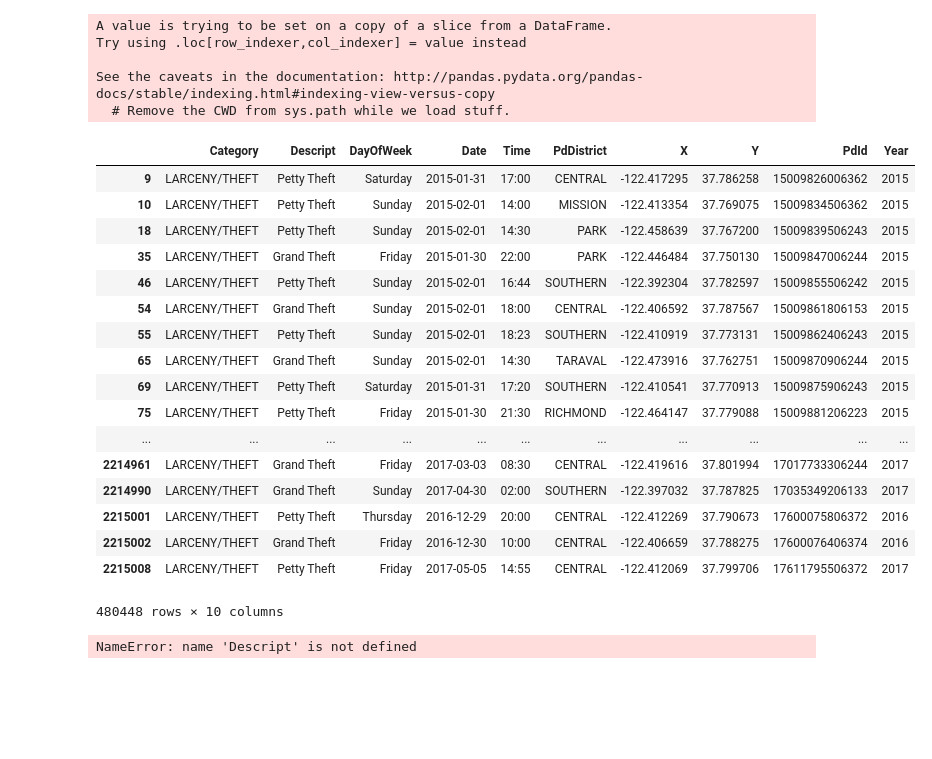
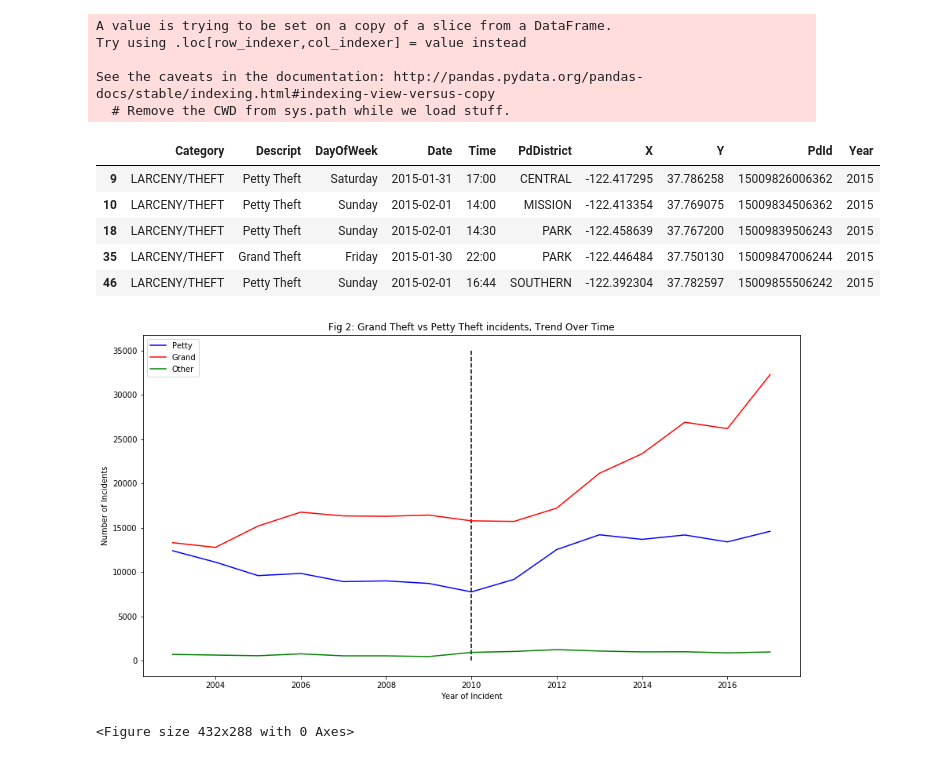
Before and after one commit to aartimathur/ucbproject1, a Jupyter notebook: latest 3-28.ipynb, the cells around one changed output. Saved outputs shown, nothing was run; the diff lists cells and outputs as text; code cells hidden in the pictures; blank space fills up the shorter version.

```diff
--- a/latest 3-28.ipynb
+++ b/latest 3-28.ipynb
@@ -69,6 +69,9 @@ See the caveats in the documentation: http://pandas.pydata.org/pandas-docs/stabl
 | 2 | ASSAULT | AGGRAVATED ASSAULT WITH BODILY FORCE | Sunday | 2015-02-01 | 15:45 | TENDERLOIN | -122.414406 | 37.784191 | 15009821004014 | 2015 |
 | 3 | SECONDARY CODES | DOMESTIC VIOLENCE | Sunday | 2015-02-01 | 15:45 | TENDERLOIN | -122.414406 | 37.784191 | 15009821015200 | 2015 |
 | 4 | VANDALISM | MALICIOUS MISCHIEF, VANDALISM OF ... | Tuesday | 2015-01-27 | 19:00 | NORTHERN | -122.431119 | 37.800469 | 15009822628160 | 2015 |
+# %%
+#drop 2018 records
+df = df[df.Year!=2018]
 # %%
 #Filter the dataframe for Larceny/Theft incidents only
 df_ld = df.loc[df["Category"] == "LARCENY/THEFT"]
@@ -218,29 +221,37 @@ See the caveats in the documentation: http://pandas.pydata.org/pandas-docs/stabl
   # Remove the CWD from sys.path while we load stuff.
 # %%
 #Updated dataframe with new values for 'Descript' columns
-df_ld
+df_ld.head()
 # %% [output]
 |  | Category | Descript | DayOfWeek | Date | Time | PdDistrict | X | Y | PdId | Year |
 | 9 | LARCENY/THEFT | Petty Theft | Saturday | 2015-01-31 | 17:00 | CENTRAL | -122.417295 | 37.786258 | 15009826006362 | 2015 |
 | 10 | LARCENY/THEFT | Petty Theft | Sunday | 2015-02-01 | 14:00 | MISSION | -122.413354 | 37.769075 | 15009834506362 | 2015 |
 | 18 | LARCENY/THEFT | Petty Theft | Sunday | 2015-02-01 | 14:30 | PARK | -122.458639 | 37.767200 | 15009839506243 | 2015 |
 | 35 | LARCENY/THEFT | Grand Theft | Friday | 2015-01-30 | 22:00 | PARK | -122.446484 | 37.750130 | 15009847006244 | 2015 |
 | 46 | LARCENY/THEFT | Petty Theft | Sunday | 2015-02-01 | 16:44 | SOUTHERN | -122.392304 | 37.782597 | 15009855506242 | 2015 |
-| 54 | LARCENY/THEFT | Grand Theft | Sunday | 2015-02-01 | 18:00 | CENTRAL | -122.406592 | 37.787567 | 15009861806153 | 2015 |
-| 55 | LARCENY/THEFT | Petty Theft | Sunday | 2015-02-01 | 18:23 | SOUTHERN | -122.410919 | 37.773131 | 15009862406243 | 2015 |
-| 65 | LARCENY/THEFT | Grand Theft | Sunday | 2015-02-01 | 14:30 | TARAVAL | -122.473916 | 37.762751 | 15009870906244 | 2015 |
-| 69 | LARCENY/THEFT | Petty Theft | Saturday | 2015-01-31 | 17:20 | SOUTHERN | -122.410541 | 37.770913 | 15009875906243 | 2015 |
-| 75 | LARCENY/THEFT | Petty Theft | Friday | 2015-01-30 | 21:30 | RICHMOND | -122.464147 | 37.779088 | 15009881206223 | 2015 |
-| ... | ... | ... | ... | ... | ... | ... | ... | ... | ... | ... |
-| 2214961 | LARCENY/THEFT | Grand Theft | Friday | 2017-03-03 | 08:30 | CENTRAL | -122.419616 | 37.801994 | 17017733306244 | 2017 |
-| 2214990 | LARCENY/THEFT | Grand Theft | Sunday | 2017-04-30 | 02:00 | SOUTHERN | -122.397032 | 37.787825 | 17035349206133 | 2017 |
-| 2215001 | LARCENY/THEFT | Petty Theft | Thursday | 2016-12-29 | 20:00 | CENTRAL | -122.412269 | 37.790673 | 17600075806372 | 2016 |
-| 2215002 | LARCENY/THEFT | Grand Theft | Friday | 2016-12-30 | 10:00 | CENTRAL | -122.406659 | 37.788275 | 17600076406374 | 2016 |
-| 2215008 | LARCENY/THEFT | Petty Theft | Friday | 2017-05-05 | 14:55 | CENTRAL | -122.412069 | 37.799706 | 17611795506372 | 2017 |
-480448 rows × 10 columns
-# %%
-#Visualization # 5 Line chart over time for petty theft vs grand theft incidents
-table2 = pd.pivot_table(df_ld, index='Year',columns='Descript')
-table2.plot()
-# %% [output]
-NameError: name 'Descript' is not defined
+# %%
+#Visualization # 5 Line chart over time for petty theft vs grand theft incidents
+reduced_df = df_ld.groupby(['Year', 'Descript']).count()['Date']
+
+df4 = reduced_df.reset_index()
+
+df_petty = df4.loc[df4['Descript'] == 'Petty Theft']
+df_grand = df4.loc[df4['Descript'] == 'Grand Theft']
+df_other = df4.loc[df4['Descript'] == 'Other']
+
+plt.figure(figsize = (15,8))
+plt.xlabel("Year of Incident")
+plt.ylabel("Number of Incidents")
+plt.title("Fig 2: Grand Theft vs Petty Theft incidents, Trend Over Time")
+plt.vlines(2010,0,35000, linestyles='dashed')
+
+petty, = plt.plot(df_petty.Year, df_petty.Date, c='b', label = 'Petty')
+grand, = plt.plot(df_grand.Year, df_grand.Date, c ='r', label = 'Grand')
+other, = plt.plot(df_other.Year, df_other.Date, c = 'g', label = 'Other')
+plt.legend(handles =[petty, grand, other], loc = "upper left")
+
+plt.show()
+plt.savefig("Fig2_theftbytype.png")
+# %% [output]
+[figure, added]
+<Figure size 432x288 with 0 Axes>
```
Also changed, not shown: parts of 5 cells of this notebook.
